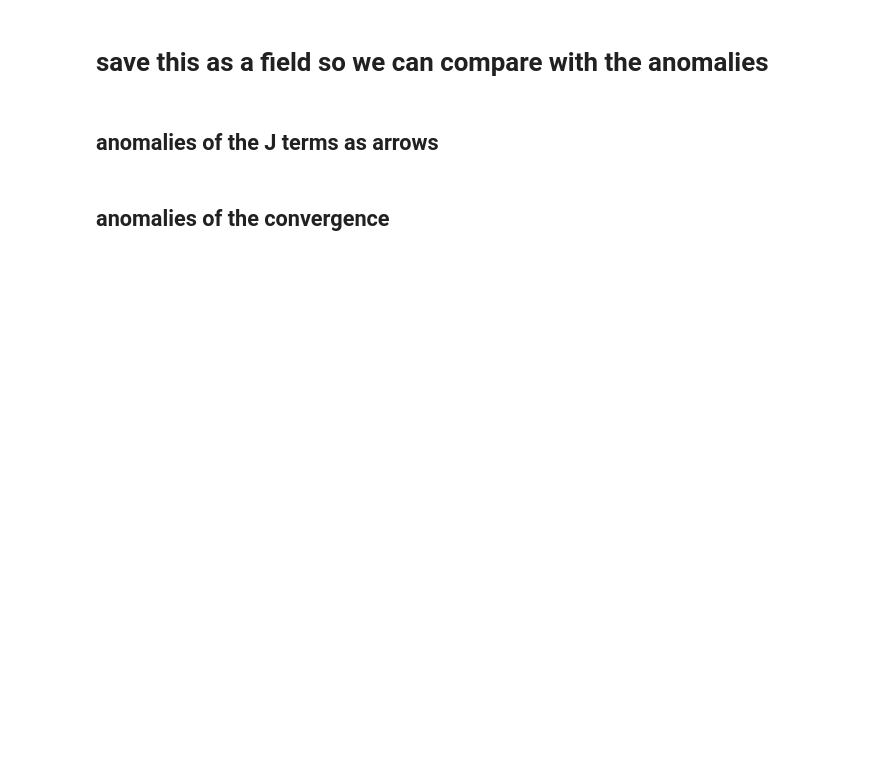
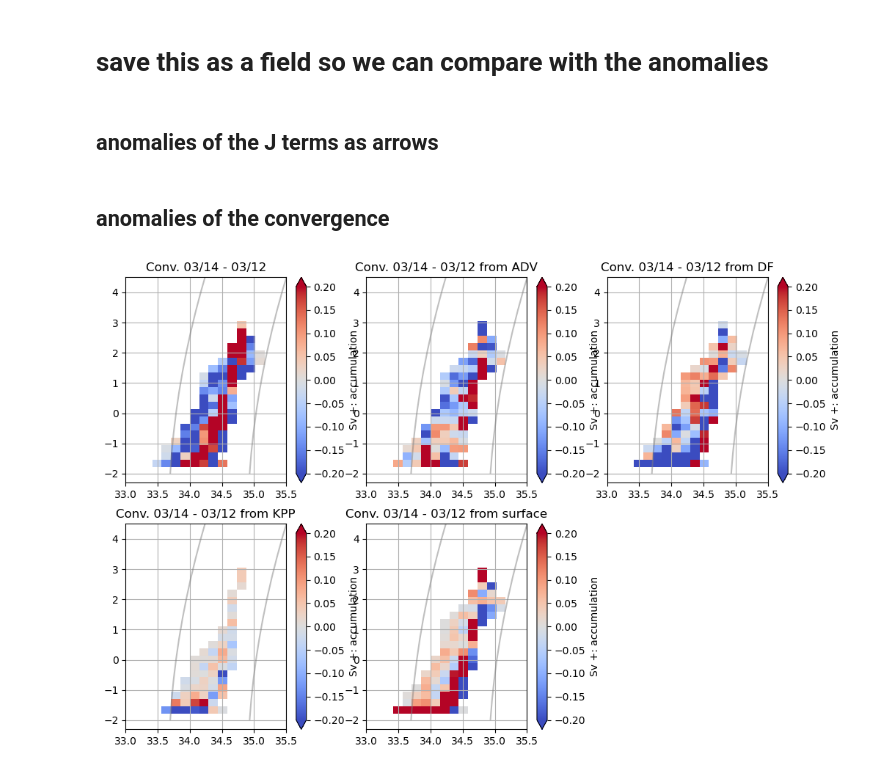
Before and after one commit to margaretmurakami/crios_backups, a Jupyter notebook: ASTE_270/BarentsS_paper/Tendencies_masked.ipynb, the cells around one changed output. Cells and saved outputs as stored; diff of their text form; code cells hidden in the pictures; blank space fills up the shorter version.

```diff
--- a/ASTE_270/BarentsS_paper/Tendencies_masked.ipynb
+++ b/ASTE_270/BarentsS_paper/Tendencies_masked.ipynb
@@ -856,9 +865,22 @@ cl = ax.clabel(cs, fontsize=10, inline=False, fmt="%.f")
 # plt.savefig(path + "northern_portion_alltend_2013_17.png",dpi=300)
 # %% [markdown]
 ## anomalies of the convergence
+# %%
+# fill nan with 0 in the Jterms before we do subtract; this allows us to plot the divergences
+JtermsS_nn_y1[np.isnan(JtermsS_nn_y1)] = 0
+JtermsT_nn_y1[np.isnan(JtermsT_nn_y1)] = 0
+JtermsS_nn[np.isnan(JtermsS_nn)] = 0
+JtermsT_nn[np.isnan(JtermsT_nn)] = 0
+# %%
+# reset the variable names here so we can look at them
+JtermsS_nn_03_07 = JtermsS_nn_y1.copy()
+JtermsT_nn_03_07 = JtermsT_nn_y1.copy()
+# %%
+# set the time string as a title
+timestr = "03/14 - 03/12"
 # %%
 # now try to plot the two tendencies and the anomaly of the two convergences
-vlev = 0.05
+vlev = 0.2
 # First, set up the plot
 fig = plt.figure(figsize=(12, 8))
 
@@ -874,7 +896,7 @@ cb1 = ax.pcolormesh(Sbin, Tbin, divergence, cmap='coolwarm', vmin=-vlev,vmax=vle
 plt.colorbar(cb1, ax=ax, label="Sv +: accumulation",extend="both")
 
 # Set title, limits, and grid
-ax.set_title("Total Convergence Anomaly (13-17)")
+ax.set_title("Conv. "+ timestr)
 ax.set_xlim(xlims)
 ax.set_ylim(ylims)
 ax.grid()
@@ -900,7 +922,7 @@ cb1 = ax.pcolormesh(Sbin, Tbin, divergence, cmap='coolwarm', vmin=-vlev,vmax=vle
 plt.colorbar(cb1, ax=ax, label="Sv +: accumulation",extend="both")
 
 # Set title, limits, and grid
-ax.set_title("Convergence Anomaly (13-17) due to ADV")
+ax.set_title("Conv. "+ timestr + " from ADV")
 ax.set_xlim(xlims)
 ax.set_ylim(ylims)
 ax.grid()
@@ -928,7 +950,7 @@ plt.colorbar(cb1, ax=ax, label="Sv +: accumulation",extend="both")
 #q1 = ax.quiver(Sbincent, Tbincent, U1, V1, width=0.005, scale=scale)
 
 # Set title, limits, and grid
-ax.set_title("Convergence Anomaly (13-17) due to DF")
+ax.set_title("Conv. "+ timestr + " from DF")
 ax.set_xlim(xlims)
 ax.set_ylim(ylims)
 ax.grid()
@@ -956,7 +978,7 @@ plt.colorbar(cb1, ax=ax, label="Sv +: accumulation",extend="both")
 #q1 = ax.quiver(Sbincent, Tbincent, U1, V1, width=0.005, scale=scale)
 
 # Set title, limits, and grid
-ax.set_title("Convergence Anomaly (13-17) due to KPP")
+ax.set_title("Conv. "+ timestr + " from KPP")
 ax.set_xlim(xlims)
 ax.set_ylim(ylims)
 ax.grid()
@@ -966,34 +988,36 @@ ax.grid()
 cs = ax.contour(si, ti, dens2, colors="grey", zorder=2, alpha=0.5, levels=np.arange(16, 32, 1))
 cl = ax.clabel(cs, fontsize=10, inline=False, fmt="%.f")
 
 ####################################################################################
 # surface plot
 ax = plt.subplot(235)
 U1, V1 = JtermsS_nn[4] - JtermsS_nn_03_07[4], JtermsT_nn[4] - JtermsS_nn_03_07[4]
 U1[U1 == 0], V1[V1 == 0] = np.nan, np.nan
 # U1, V1 = U1 * alpha, V1 * beta
 divergence = np.gradient(U1, axis=0) + np.gradient(V1, axis=1)
 
 # Plot pcolormesh using the divergence for coloring
 # Normalize the divergence values for color mapping
 
 # Use pcolormesh to color the background by divergence
 cb1 = ax.pcolormesh(Sbin, Tbin, divergence, cmap='coolwarm', vmin=-vlev,vmax=vlev)
 plt.colorbar(cb1, ax=ax, label="Sv +: accumulation",extend="both")
 
 # Plot the quiver on top of the divergence background
 #q1 = ax.quiver(Sbincent, Tbincent, U1, V1, width=0.005, scale=scale)
 
 # Set title, limits, and grid
-ax.set_title("Convergence Anomaly due to Surface")
+ax.set_title("Conv. "+ timestr + " from surface")
 ax.set_xlim(xlims)
 ax.set_ylim(ylims)
 ax.grid()
 
 # Add density contours
 cs = ax.contour(si, ti, dens2, colors="grey", zorder=2, alpha=0.5, levels=np.arange(16, 32, 1))
 cl = ax.clabel(cs, fontsize=10, inline=False, fmt="%.f")
 
-plt.savefig(path + "convergence_anomalies_NBarents_2013_17.png",dpi=300)
+# plt.savefig(path + "convergence_anomalies_NBarents_march.png",dpi=300)
+# %% [output]
+[figure, added]
 # %%
 # also do a plot of the vectors for the two sets of times
```
Also changed, not shown: parts of 11 cells of this notebook, 11 other files.
